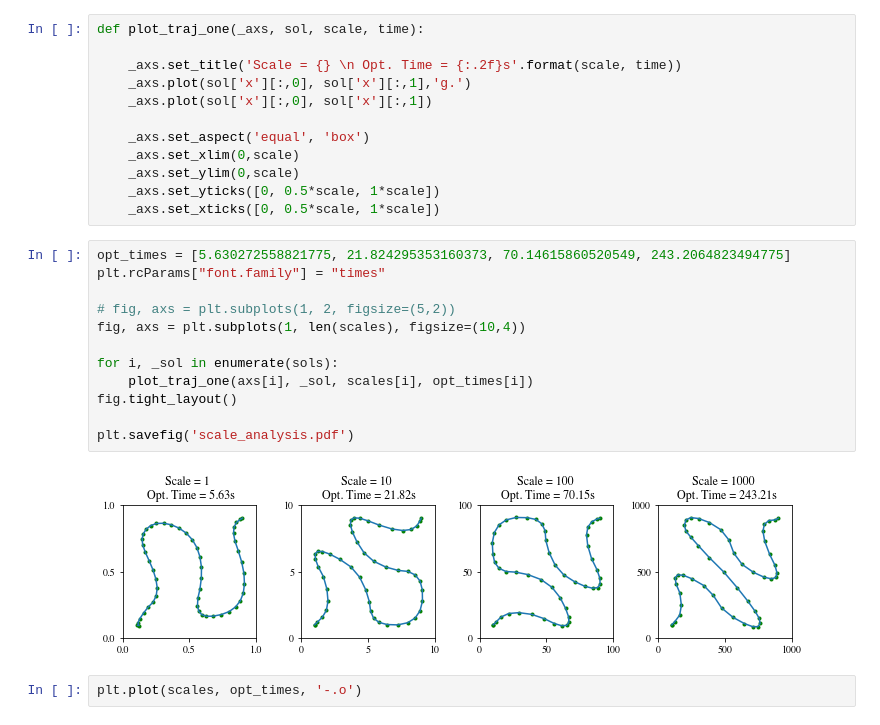
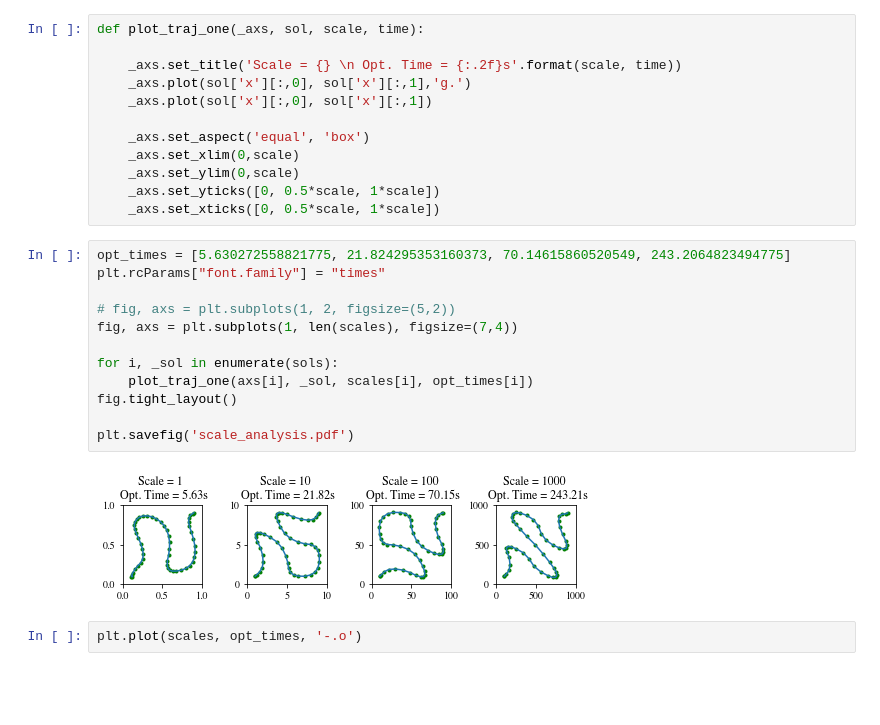
Before and after one commit to ialab-yale/time_optimal_ergodic_search, a Jupyter notebook: experiments/Journal/knot_study/_ian_attempt_scale.ipynb, the cells around one changed output. Drawn from its saved outputs; the diff is of its cells as text; blank space fills up the shorter version.

```diff
--- a/experiments/Journal/knot_study/_ian_attempt_scale.ipynb
+++ b/experiments/Journal/knot_study/_ian_attempt_scale.ipynb
@@ -209,17 +209,17 @@ def plot_traj_one(_axs, sol, scale, time):
 # %%
 opt_times = [5.630272558821775, 21.824295353160373, 70.14615860520549, 243.2064823494775]
 plt.rcParams["font.family"] = "times"
 
 # fig, axs = plt.subplots(1, 2, figsize=(5,2))
-fig, axs = plt.subplots(1, len(scales), figsize=(10,4))
+fig, axs = plt.subplots(1, len(scales), figsize=(7,4))
 
 for i, _sol in enumerate(sols):
     plot_traj_one(axs[i], _sol, scales[i], opt_times[i])
 fig.tight_layout()
 
 plt.savefig('scale_analysis.pdf')
 # %% [output]
-[figure, old version]
+[figure, new version]
 # %%
 plt.plot(scales, opt_times, '-.o')
 # %% [output]
```
Also changed, not shown: 1 other file.
